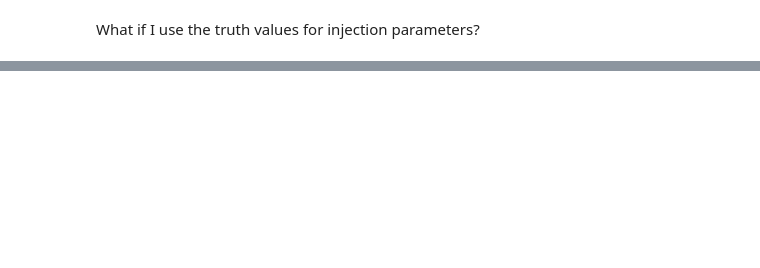
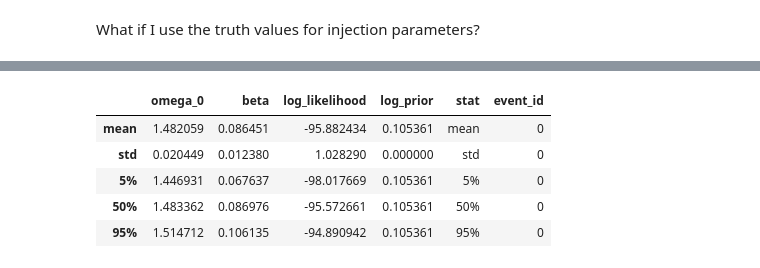
Before and after one commit to kyoon-mit/ssm_regression, a Jupyter notebook: bilby_example.ipynb, the cells around one changed output, grey strips where cells are left out. Drawn from its saved outputs; the diff is of its cells as text; code cells hidden in the pictures; blank space fills up the shorter version.

```diff
--- a/bilby_example.ipynb
+++ b/bilby_example.ipynb
@@ -266,0 +349,14 @@ ln_bayes_factor:    nan +/-  0.032
+# %%
+desc = result.posterior.describe(percentiles=[0.05, 0.5, 0.95])
+stats_df = desc.loc[["mean", "std", "5%", "50%", "95%"]]
+stats_df['stat'] = stats_df.index
+stats_df["event_id"] = 0
+# %%
+stats_df
+# %% [output]
+|  | omega_0 | beta | log_likelihood | log_prior | stat | event_id |
+| mean | 1.482059 | 0.086451 | -95.882434 | 0.105361 | mean | 0 |
+| std | 0.020449 | 0.012380 | 1.028290 | 0.000000 | std | 0 |
+| 5% | 1.446931 | 0.067637 | -98.017669 | 0.105361 | 5% | 0 |
+| 50% | 1.483362 | 0.086976 | -95.572661 | 0.105361 | 50% | 0 |
+| 95% | 1.514712 | 0.106135 | -94.890942 | 0.105361 | 95% | 0 |
```
Also changed, not shown: parts of 21 cells of this notebook, 5 other files.
